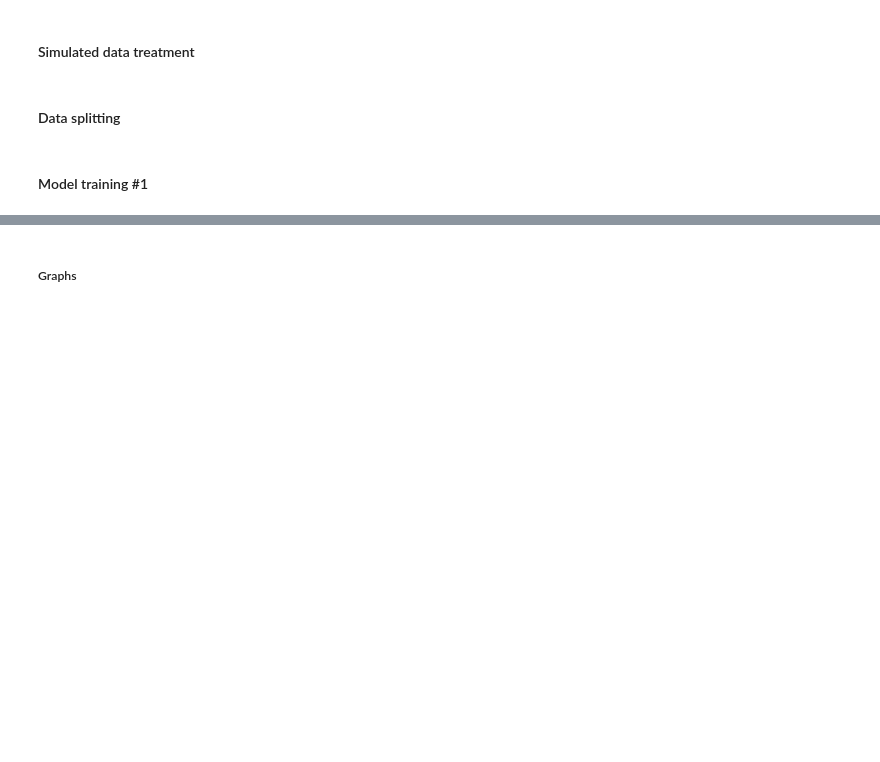
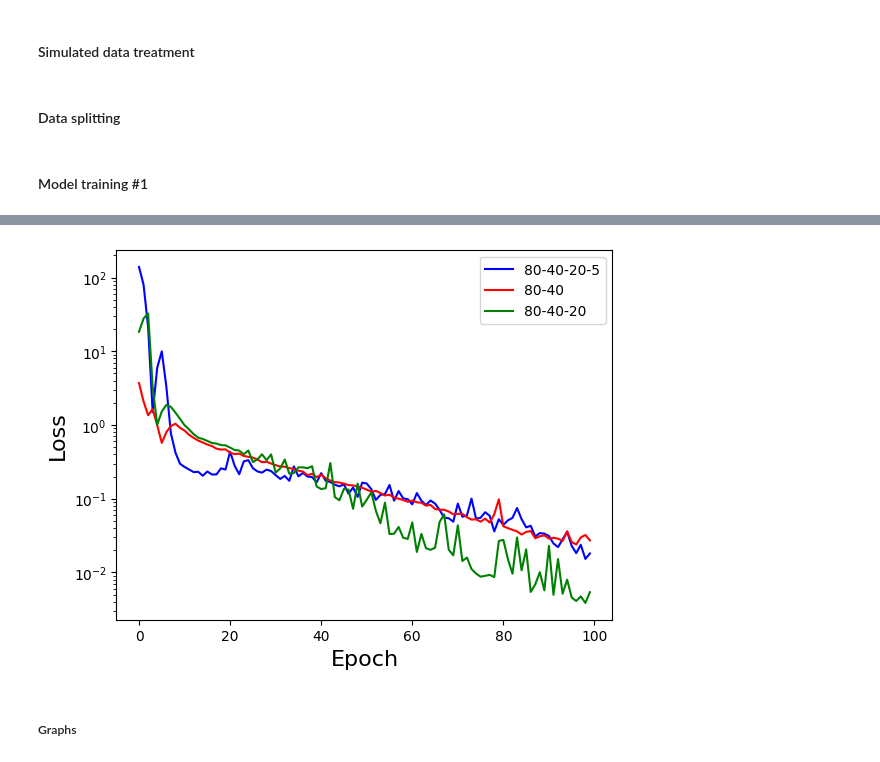
Before and after one commit to bernardombsoares/AI_Analysis_RBS_Spectra, a Jupyter notebook: rbs_ann.ipynb, the cells around one changed output, grey strips where cells are left out. Drawn from its saved outputs; the diff is of its cells as text; code cells hidden in the pictures; blank space fills up the shorter version.

```diff
--- a/rbs_ann.ipynb
+++ b/rbs_ann.ipynb
@@ -1245,3 +1354,14 @@ for i in range(len(predictions1)):
+# %%
+plt.plot(history.history['classification_output_loss'],color='blue')
+plt.plot(history1.history['classification_output_loss'],color='red')
+plt.plot(history2.history['classification_output_loss'],color='green')
+plt.yscale('log')
+plt.ylabel('Loss',fontsize=16)
+plt.xlabel('Epoch',fontsize=16)
+plt.legend(['80-40-20-5', '80-40','80-40-20'], loc='upper right')
+plt.show()
+# %% [output]
+[figure, added]
 # %% [markdown]
 ##### Graphs
 # %%
```
Also changed, not shown: parts of 20 cells of this notebook.
